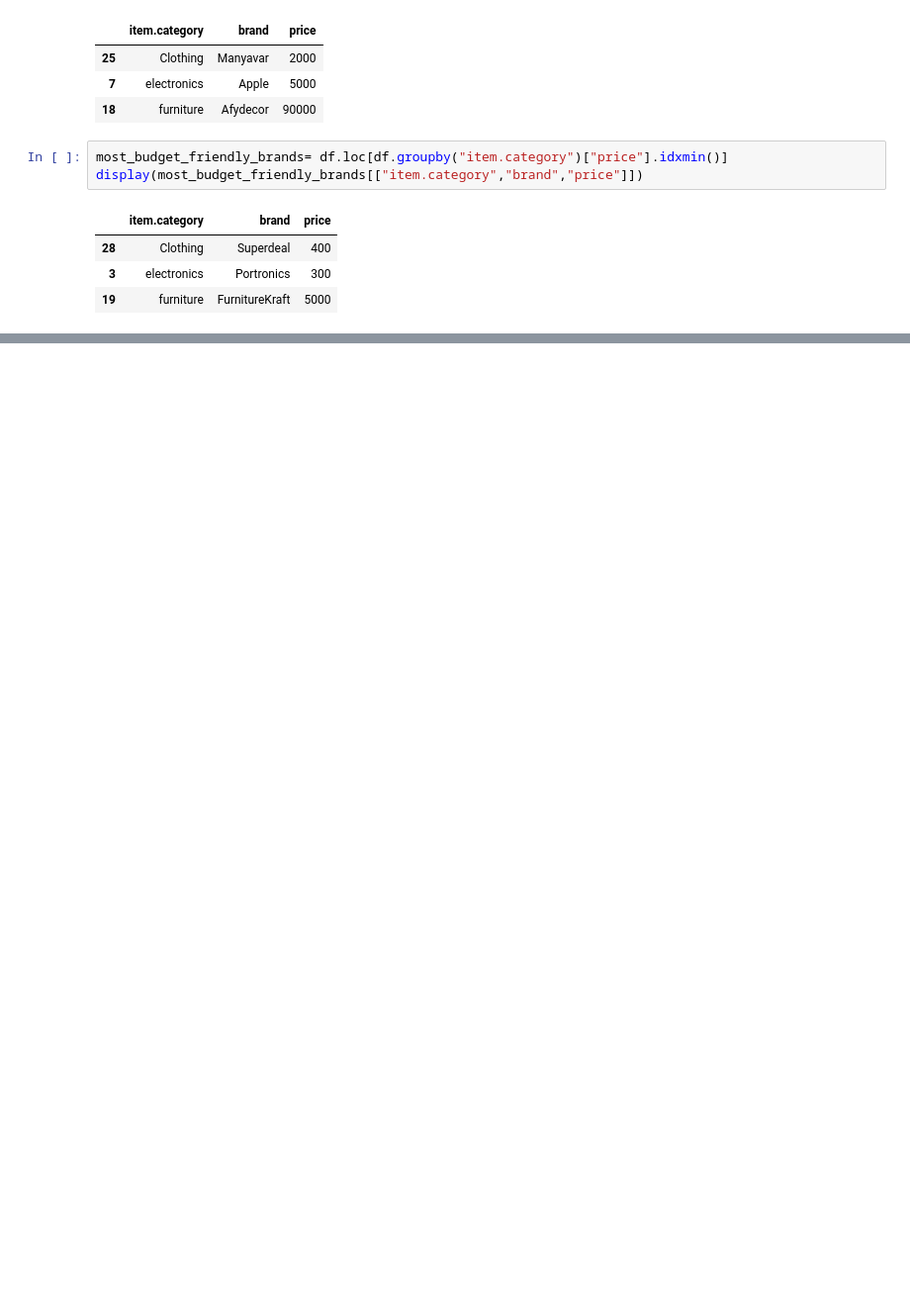
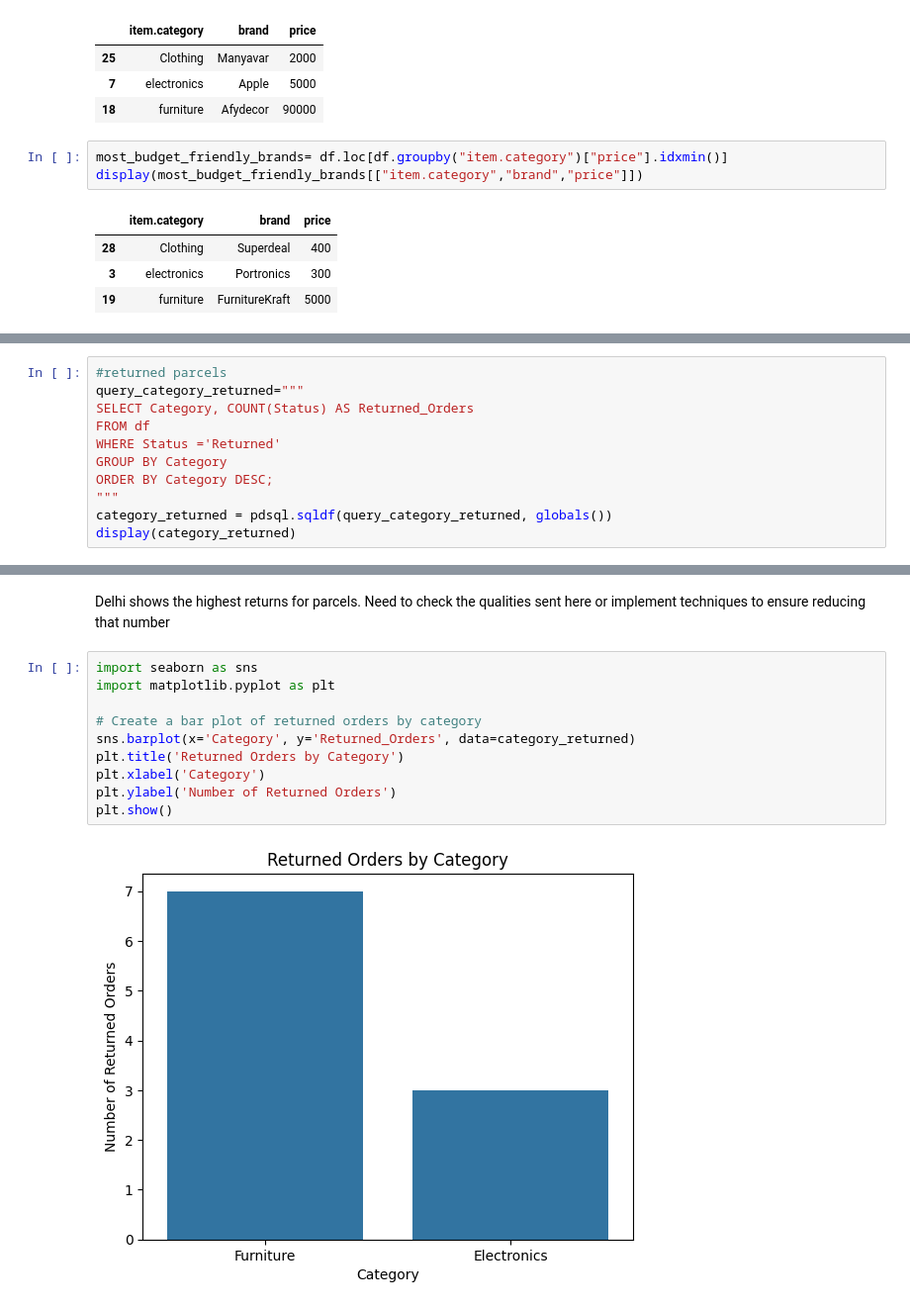
Before and after one commit to PhiWhyyy/Analyzing-market-trends, a Jupyter notebook: E_Commerce_Business_Analysis_Project.ipynb, the cells around one changed output, grey strips where cells are left out. Shown: that part at 99% size. Cells and saved outputs as stored; diff of their text form; blank space fills up the shorter version.

```diff
--- a/E_Commerce_Business_Analysis_Project.ipynb
+++ b/E_Commerce_Business_Analysis_Project.ipynb
@@ -34,0 +212,11 @@ display(most_budget_friendly_brands[["item.category","brand","price"]])
+# %%
+#returned parcels
+query_category_returned="""
+SELECT Category, COUNT(Status) AS Returned_Orders
+FROM df
+WHERE Status ='Returned'
+GROUP BY Category
+ORDER BY Category DESC;
+"""
+category_returned = pdsql.sqldf(query_category_returned, globals())
+display(category_returned)
@@ -34,0 +245,14 @@ display(most_budget_friendly_brands[["item.category","brand","price"]])
+# %% [markdown]
+Delhi shows the highest returns for parcels. Need to check the qualities sent here or implement techniques to ensure reducing that number
+# %%
+import seaborn as sns
+import matplotlib.pyplot as plt
+
+# Create a bar plot of returned orders by category
+sns.barplot(x='Category', y='Returned_Orders', data=category_returned)
+plt.title('Returned Orders by Category')
+plt.xlabel('Category')
+plt.ylabel('Number of Returned Orders')
+plt.show()
+# %% [output]
+[figure, added]
```
Also changed, not shown: parts of 33 cells of this notebook.
